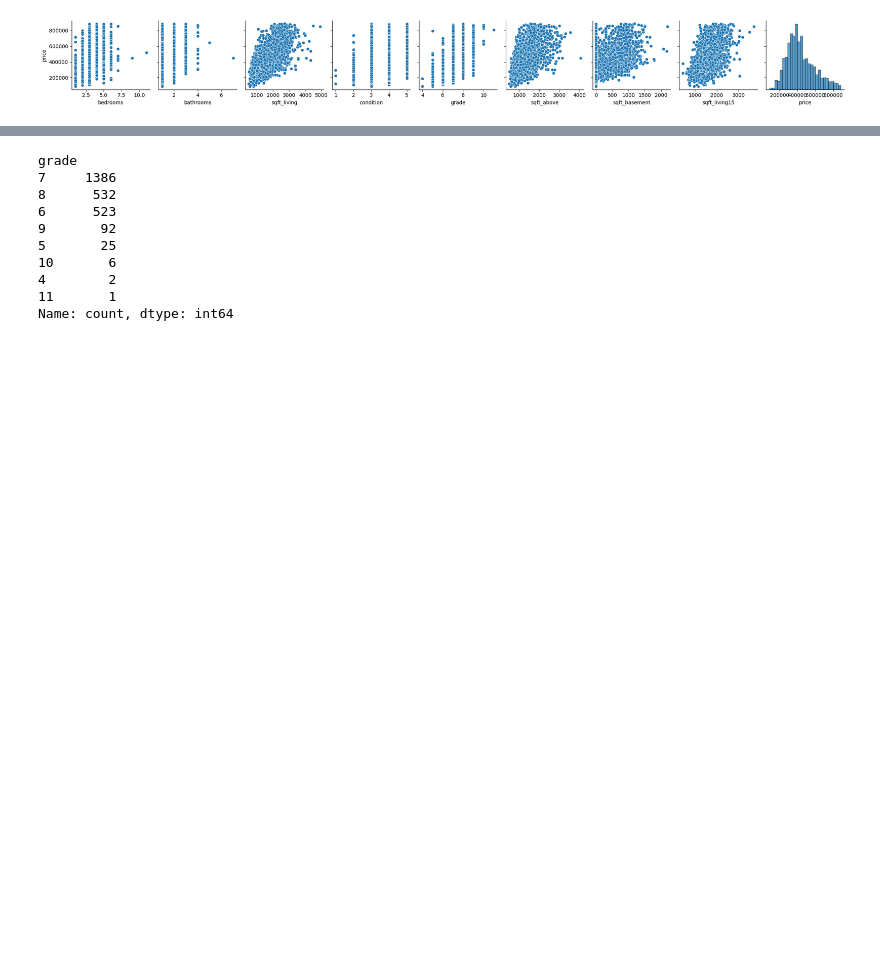
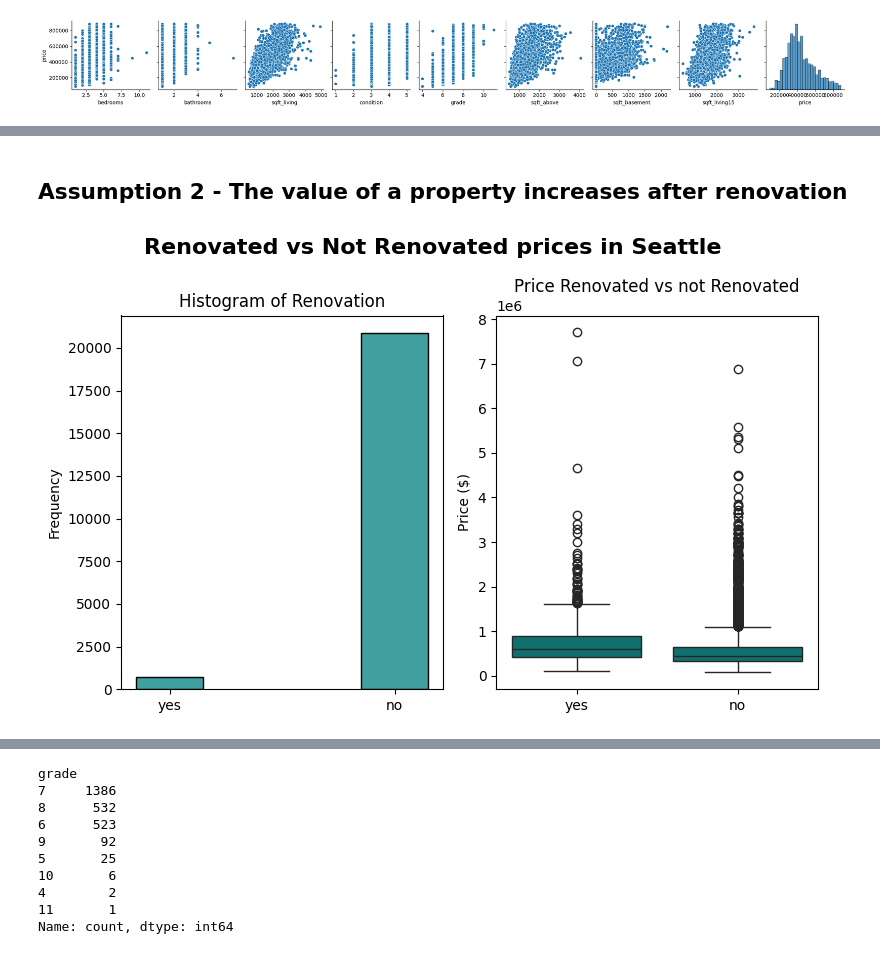
Before and after one commit to marinamoya/king-county-eda-project, a Jupyter notebook: eda-king-county.ipynb, the cells around one changed output, grey strips where cells are left out. Cells and saved outputs as stored; diff of their text form; code cells hidden in the pictures; blank space fills up the shorter version.

```diff
--- a/eda-king-county.ipynb
+++ b/eda-king-county.ipynb
@@ -412,0 +437,2 @@ Name: count, dtype: int64
+# %% [markdown]
+## Assumption 2 - The value of a property increases after renovation
@@ -412,0 +442,25 @@ Name: count, dtype: int64
+# %%
+df_kc_target["renovated"] = df_kc_target["yr_renovated"].apply(lambda x: "yes" if x > 0 else "no")
+df_kc["renovated"] = df_kc["yr_renovated"].apply(lambda x: "yes" if x > 0 else "no")
+# %%
+fig, axes = plt.subplots(nrows=1, ncols=2, figsize=(8, 5))
+
+order = ["yes", "no"]
+
+df_kc['renovated'] = pd.Categorical(df_kc['renovated'], categories=order, ordered=True)
+
+sns.histplot(df_kc["renovated"], color="teal", shrink = 0.3, ax = axes[0])
+axes[0].set_title(f'Histogram of Renovation')
+axes[0].set_xlabel("")
+axes[0].set_ylabel('Frequency')
+
+sns.boxplot(df_kc, x = df_kc["renovated"], y = df_kc["price"], color ="teal", ax = axes[1], order= order)
+axes[1].set_title(f'Price Renovated vs not Renovated')
+axes[1].set_xlabel("")
+axes[1].set_ylabel('Price ($)')
+
+fig.suptitle("Renovated vs Not Renovated prices in Seattle", fontsize=16, fontweight='bold')
+plt.tight_layout()
+plt.show()
+# %% [output]
+[figure, added]
```
Also changed, not shown: parts of 91 cells of this notebook.
